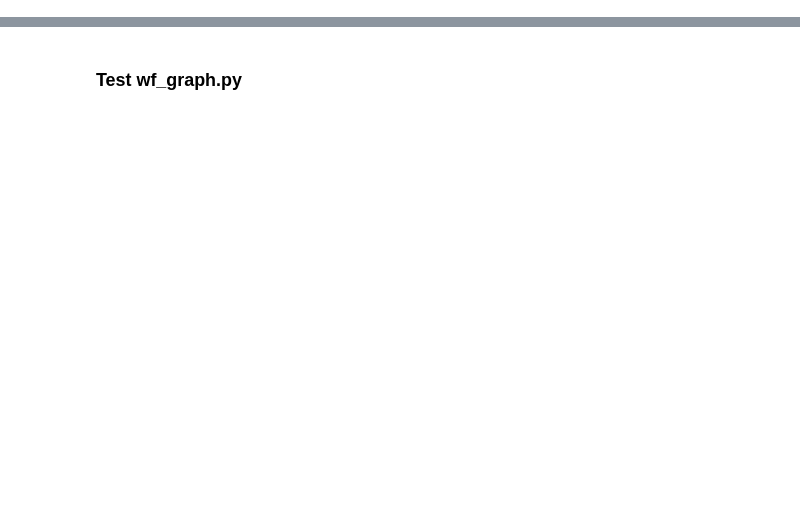
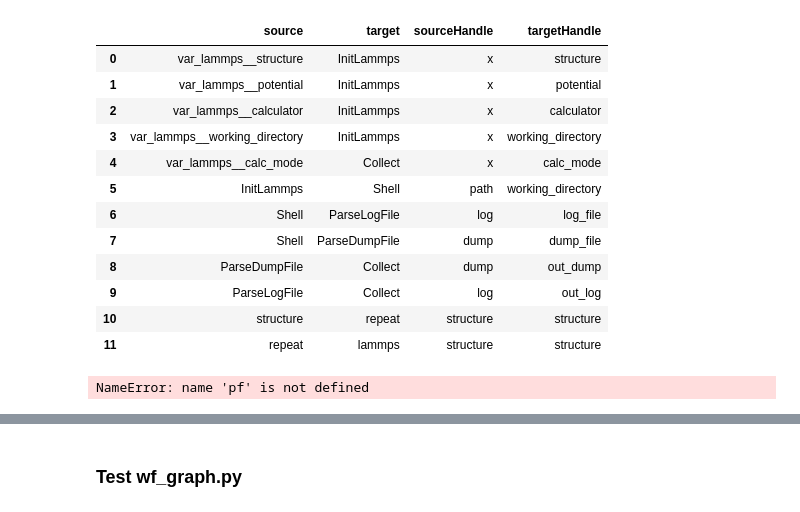
Before and after one commit to pyiron/pyiron_core, a Jupyter notebook: notebooks/pyiron_core_dev.ipynb, the cells around one changed output, grey strips where cells are left out. Drawn from its saved outputs; the diff is of its cells as text; code cells hidden in the pictures; blank space fills up the shorter version.

```diff
--- a/notebooks/pyiron_core_dev.ipynb
+++ b/notebooks/pyiron_core_dev.ipynb
@@ -46,0 +27,19 @@ NameError: name 'pf' is not defined
+# %%
+from pyiron_workflow.graph import base
+from pyironflow.reactflow import ReactFlowWidget
+
+sub_graph = base.Graph(label="subgraph")
+sub_graph += pn.atomistic.structure.build.Bulk(name='Al', label="structure2")
+sub_graph += pn.atomistic.structure.transform.Repeat(label="repeat2")
+sub_graph += base.GraphEdge('structure2', 'repeat2', 'structure', 'structure')
+
+# graph = base.Graph() # base.create_graph()
+graph = base.Graph(label='Workflow')
+graph += pn.atomistic.structure.build.Bulk(name="Al", label="structure")
+graph += pn.atomistic.structure.transform.Repeat(label="repeat")
+# graph += sub_graph
+graph += pn.atomistic.engine.lammps.Code(label="lammps")
+graph += base.GraphEdge("structure", "repeat", "structure", "structure")
+graph += base.GraphEdge("repeat", "lammps", "structure", "structure")
+
+# base._mark_node_as_collapsed(graph, 'lammps');
@@ -46,0 +103,20 @@ NameError: name 'pf' is not defined
+# %%
+graph.edges
+# %% [output]
+|  | source | target | sourceHandle | targetHandle |
+| 0 | var_lammps__structure | InitLammps | x | structure |
+| 1 | var_lammps__potential | InitLammps | x | potential |
+| 2 | var_lammps__calculator | InitLammps | x | calculator |
+| 3 | var_lammps__working_directory | InitLammps | x | working_directory |
+| 4 | var_lammps__calc_mode | Collect | x | calc_mode |
+| 5 | InitLammps | Shell | path | working_directory |
+| 6 | Shell | ParseLogFile | log | log_file |
+| 7 | Shell | ParseDumpFile | dump | dump_file |
+| 8 | ParseDumpFile | Collect | dump | out_dump |
+| 9 | ParseLogFile | Collect | log | out_log |
+| 10 | structure | repeat | structure | structure |
+| 11 | repeat | lammps | structure | structure |
+# %%
+pf.wf_widgets[0].update_gui()
+# %% [output]
+NameError: name 'pf' is not defined
```
Also changed, not shown: parts of 31 cells of this notebook, 2 other files.
